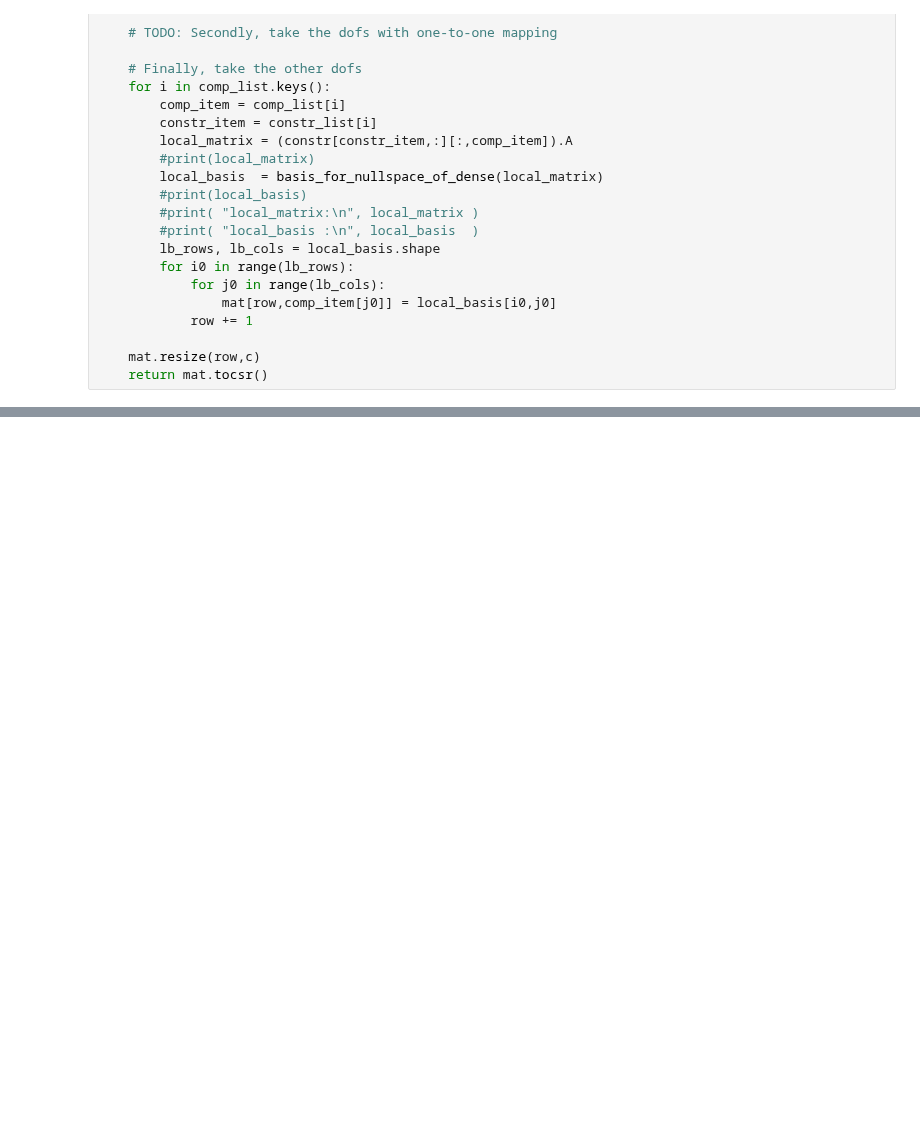
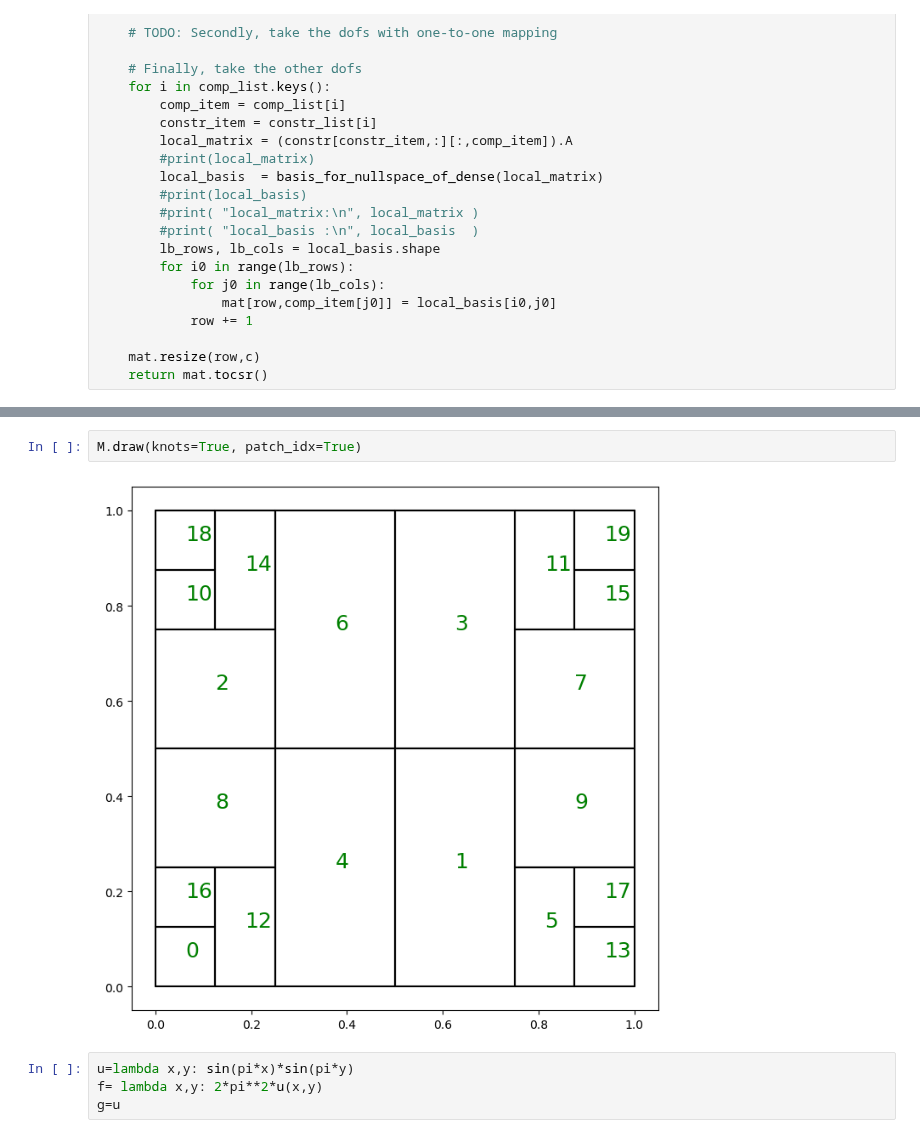
Before and after one commit to c-f-h/pyiga, a Jupyter notebook: notebooks/Multipatch2_STTEST.ipynb, the cells around one changed output, grey strips where cells are left out. Drawn from its saved outputs; the diff is of its cells as text; blank space fills up the shorter version.

```diff
--- a/notebooks/Multipatch2_STTEST.ipynb
+++ b/notebooks/Multipatch2_STTEST.ipynb
@@ -968,0 +970,8 @@ abs(MP.Constr@Basis).max()
+# %%
+M.draw(knots=True, patch_idx=True)
+# %% [output]
+[figure, added]
+# %%
+u=lambda x,y: sin(pi*x)*sin(pi*y)
+f= lambda x,y: 2*pi**2*u(x,y)
+g=u
```
Also changed, not shown: parts of 48 cells of this notebook.
